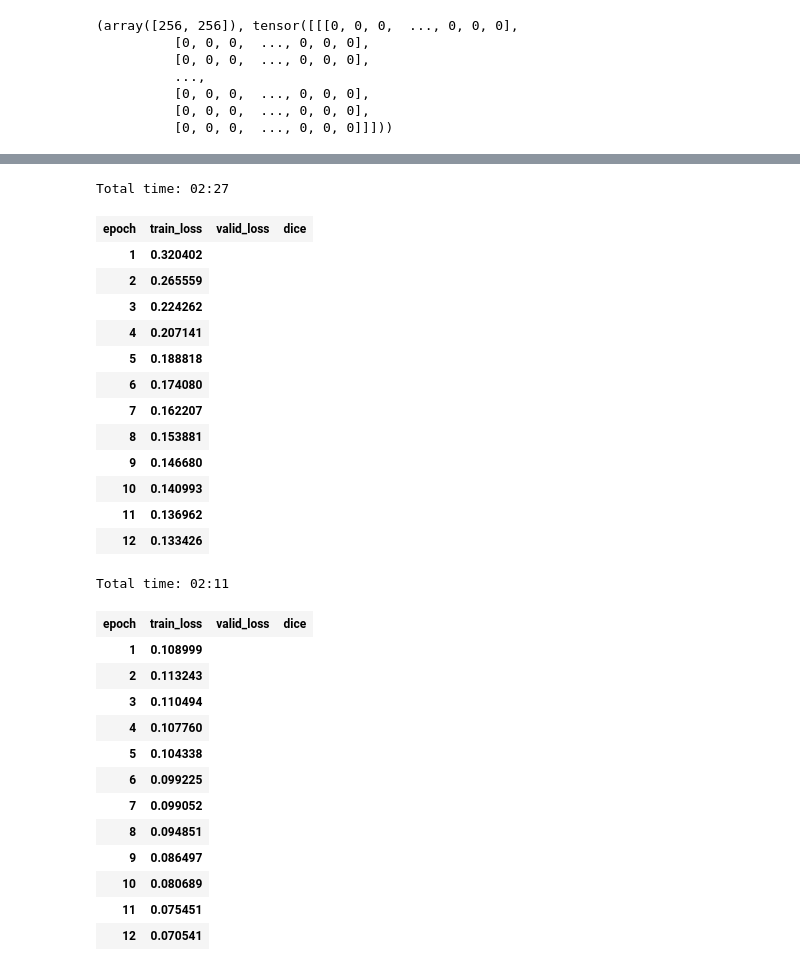
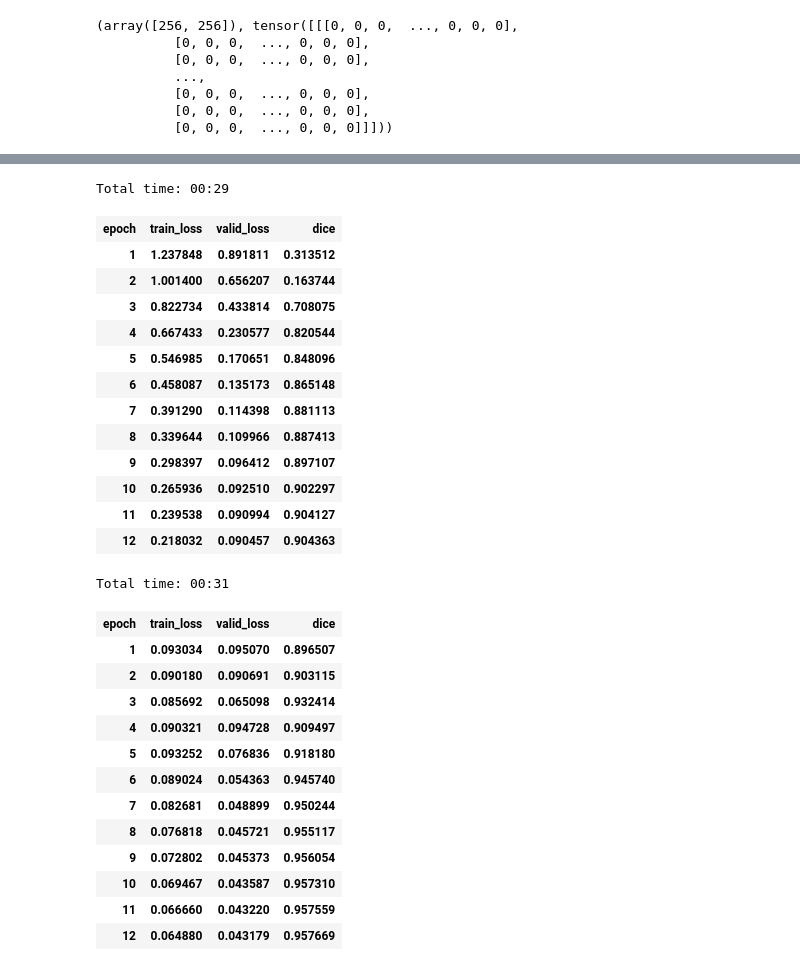
Before and after one commit to tcapelle/solar_seg, a Jupyter notebook: Solar_Images.ipynb, the cells around one changed output, grey strips where cells are left out. Drawn from its saved outputs; the diff is of its cells as text; code cells hidden in the pictures.

```diff
--- a/Solar_Images.ipynb
+++ b/Solar_Images.ipynb
@@ -44,4 +43,5 @@ path_test = path/'images'
 # %%
-fnames = get_image_files(path_img)
-fnames[:3]
+fnames = get_image_files(path_lbl)
+fnames = [path_img/fname.name for fname in fnames]
+fnames
 # %% [output]
@@ -99,11 +131,8 @@ class MySegmentationItemList(ImageItemList):
 # %%
 def get_data(sz, bs):
-  src = (MySegmentationItemList.from_folder(path_img)
-#        .random_split_by_pct(.01)
-         .no_split()
-        .label_from_func(get_y_fn, classes=['background','solar_module'])
-        .add_test(fnames_test)
-        )
+  src = (MySegmentationItemList(fnames)
+       .random_split_by_pct(.2)
+       .label_from_func(get_y_fn, classes=['background','solar_module']))
   data = (src.transform(get_transforms(flip_vert=True), size=sz, tfm_y=True)
         .databunch(bs=bs)
         .normalize(imagenet_stats))
@@ -133,3 +140,4 @@ Path: solar_seg/train_images
 # %%
-data.show_batch(2, figsize=(10,7), alpha=1)
+data = get_data(128, 8)
+data.show_batch(4, figsize=(10,7), alpha=1)
 # %% [output]
@@ -161,35 +157,35 @@ LR Finder is complete, type {learner_name}.recorder.plot() to see the graph.
 # %%
-learn.fit_one_cycle(12, 1e-4)
+learn.fit_one_cycle(12, 5e-5)
 # %% [output]
-Total time: 02:27
+Total time: 00:29
 | epoch | train_loss | valid_loss | dice |
-| 1 | 0.320402 |
-| 2 | 0.265559 |
-| 3 | 0.224262 |
-| 4 | 0.207141 |
-| 5 | 0.188818 |
-| 6 | 0.174080 |
-| 7 | 0.162207 |
-| 8 | 0.153881 |
-| 9 | 0.146680 |
-| 10 | 0.140993 |
-| 11 | 0.136962 |
-| 12 | 0.133426 |
+| 1 | 1.237848 | 0.891811 | 0.313512 |
+| 2 | 1.001400 | 0.656207 | 0.163744 |
+| 3 | 0.822734 | 0.433814 | 0.708075 |
+| 4 | 0.667433 | 0.230577 | 0.820544 |
+| 5 | 0.546985 | 0.170651 | 0.848096 |
+| 6 | 0.458087 | 0.135173 | 0.865148 |
+| 7 | 0.391290 | 0.114398 | 0.881113 |
+| 8 | 0.339644 | 0.109966 | 0.887413 |
+| 9 | 0.298397 | 0.096412 | 0.897107 |
+| 10 | 0.265936 | 0.092510 | 0.902297 |
+| 11 | 0.239538 | 0.090994 | 0.904127 |
+| 12 | 0.218032 | 0.090457 | 0.904363 |
 # %%
 learn.unfreeze()
 learn.fit_one_cycle(12, slice(1e-5,1e-4))
 # %% [output]
-Total time: 02:11
+Total time: 00:31
 | epoch | train_loss | valid_loss | dice |
-| 1 | 0.108999 |
-| 2 | 0.113243 |
-| 3 | 0.110494 |
-| 4 | 0.107760 |
-| 5 | 0.104338 |
-| 6 | 0.099225 |
-| 7 | 0.099052 |
-| 8 | 0.094851 |
-| 9 | 0.086497 |
-| 10 | 0.080689 |
-| 11 | 0.075451 |
-| 12 | 0.070541 |
+| 1 | 0.093034 | 0.095070 | 0.896507 |
+| 2 | 0.090180 | 0.090691 | 0.903115 |
+| 3 | 0.085692 | 0.065098 | 0.932414 |
+| 4 | 0.090321 | 0.094728 | 0.909497 |
+| 5 | 0.093252 | 0.076836 | 0.918180 |
+| 6 | 0.089024 | 0.054363 | 0.945740 |
+| 7 | 0.082681 | 0.048899 | 0.950244 |
+| 8 | 0.076818 | 0.045721 | 0.955117 |
+| 9 | 0.072802 | 0.045373 | 0.956054 |
+| 10 | 0.069467 | 0.043587 | 0.957310 |
+| 11 | 0.066660 | 0.043220 | 0.957559 |
+| 12 | 0.064880 | 0.043179 | 0.957669 |
```
Also changed, not shown: parts of 25 cells of this notebook.
